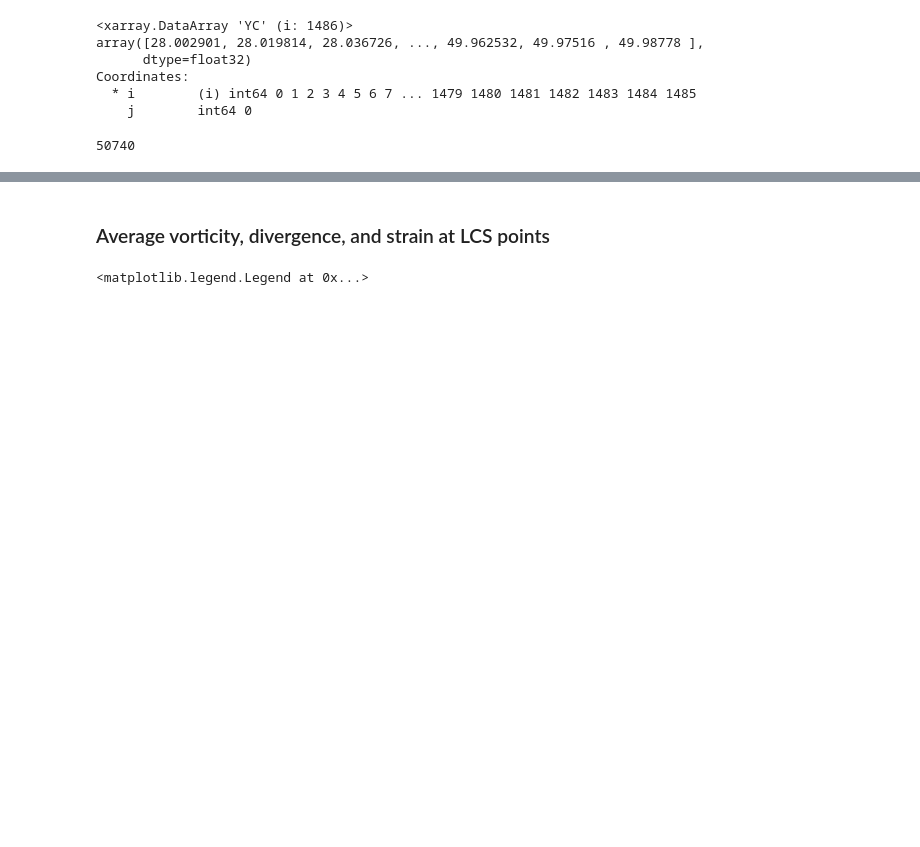
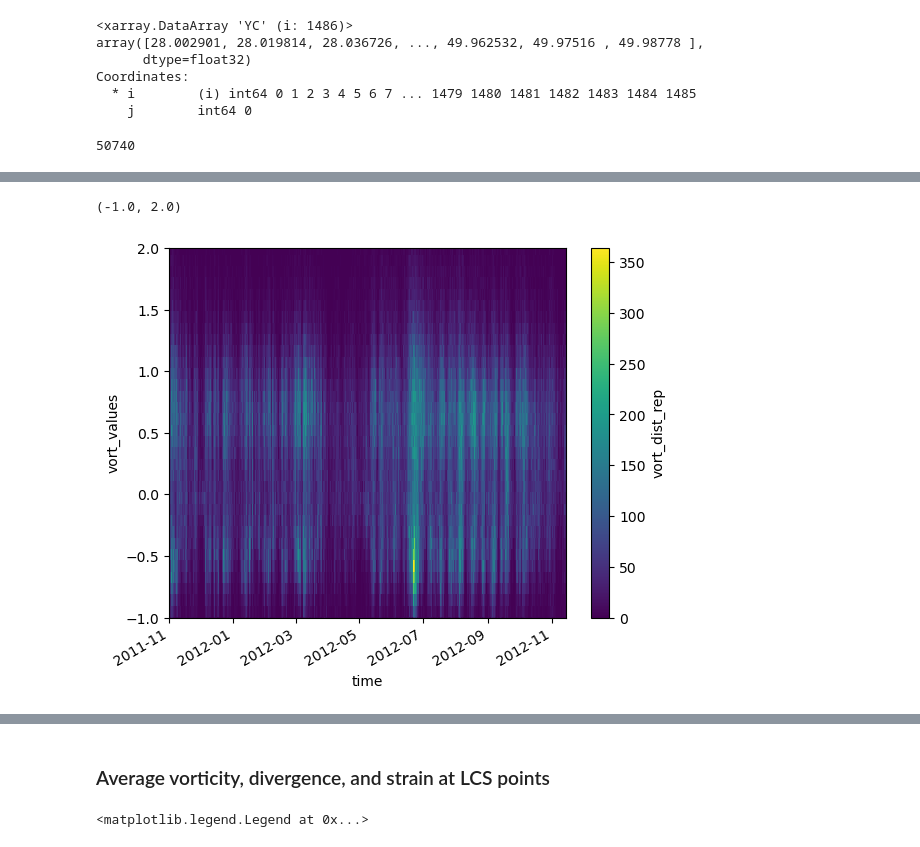
Before and after one commit to bdarbyMLML/cape_mend_SM_LCS, a Jupyter notebook: Hypothesis_1.ipynb, the cells around one changed output, grey strips where cells are left out. Drawn from its saved outputs; the diff is of its cells as text; code cells hidden in the pictures; blank space fills up the shorter version.

```diff
--- a/Hypothesis_1.ipynb
+++ b/Hypothesis_1.ipynb
@@ -344,0 +385,6 @@ strain_lcs = xr.open_mfdataset(strain_lcs_filepaths)
+# %%
+vort_dist['vort_dist_rep'].plot(x='time')
+plt.ylim([-1,2])
+# %% [output]
+(-1.0, 2.0)
+[figure, added]
```
Also changed, not shown: parts of 38 cells of this notebook, 1 other file.
